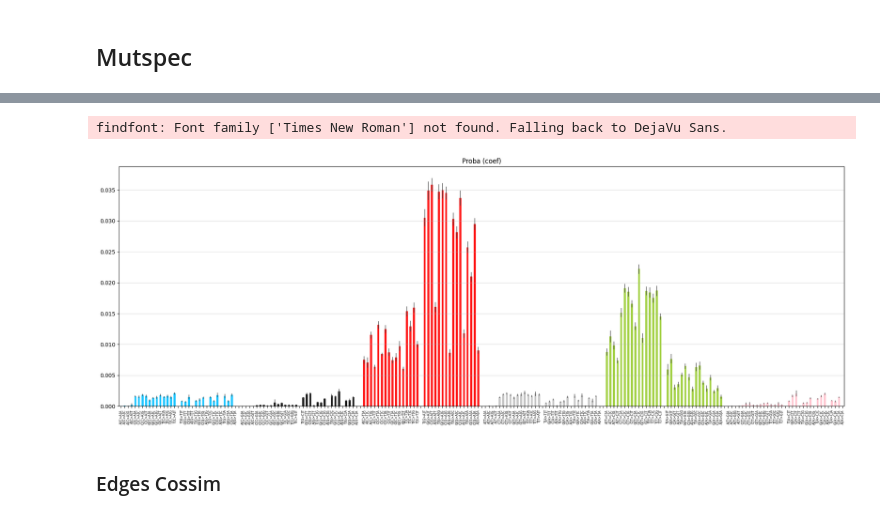
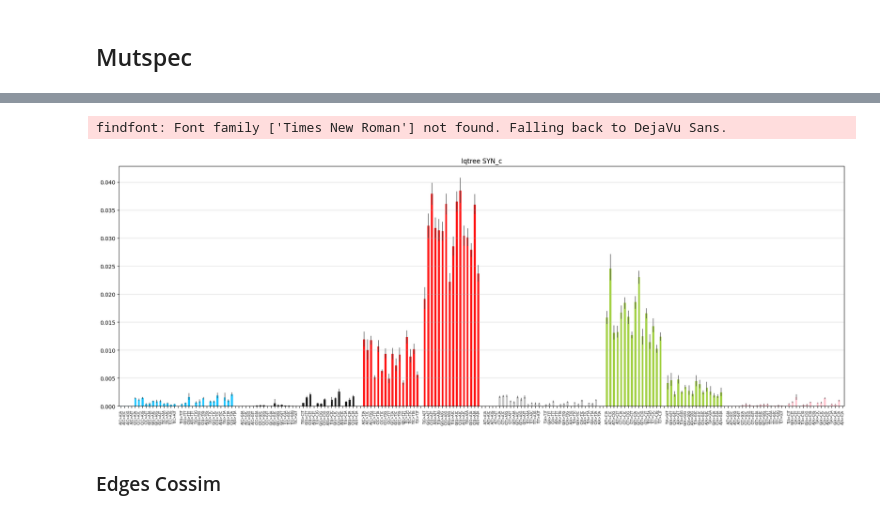
Before and after one commit to mitoclub/nemu-pipeline, a Jupyter notebook: notebooks/pastml_report_mammals_nd1.ipynb, the cells around one changed output, grey strips where cells are left out. Drawn from its saved outputs; the diff is of its cells as text; code cells hidden in the pictures.

```diff
--- a/notebooks/pastml_report_mammals_nd1.ipynb
+++ b/notebooks/pastml_report_mammals_nd1.ipynb
@@ -65,14 +65,14 @@ freqs_nd1.head()
 # %% [markdown]
 ### Load edges mutational spectra
 # %%
-mutspec_simple12 = pd.read_csv(os.path.join(PATH_TO_DATA, "simple/mutspec12.tsv"), sep='\t').assign(Aproach="simple")
-mutspec_iqtree12 = pd.read_csv(os.path.join(PATH_TO_DATA, "proba/mutspec12.tsv"), sep='\t').assign(Aproach="iqtree")
-mutspec_pastml12 = pd.read_csv(os.path.join(PATH_TO_DATA, "pastml/mutspec12.tsv"), sep='\t').assign(Aproach="pastml")
+mutspec_simple12 = pd.read_csv(os.path.join(PATH_TO_DATA, "simple_v2/mutspec12.tsv"), sep='\t').assign(Aproach="simple")
+mutspec_iqtree12 = pd.read_csv(os.path.join(PATH_TO_DATA, "proba_v2/mutspec12.tsv"), sep='\t').assign(Aproach="iqtree")
+mutspec_pastml12 = pd.read_csv(os.path.join(PATH_TO_DATA, "pastml_v2/mutspec12.tsv"), sep='\t').assign(Aproach="pastml")
 spectra12_nd1 = pd.concat([mutspec_simple12, mutspec_iqtree12, mutspec_pastml12], ignore_index=True)
 
-mutspec_simple192 = pd.read_csv(os.path.join(PATH_TO_DATA, "simple/mutspec192.tsv"), sep='\t').assign(Aproach="simple")
-mutspec_iqtree192 = pd.read_csv(os.path.join(PATH_TO_DATA, "proba/mutspec192.tsv"), sep='\t').assign(Aproach="iqtree")
-mutspec_pastml192 = pd.read_csv(os.path.join(PATH_TO_DATA, "pastml/mutspec192.tsv"), sep='\t').assign(Aproach="pastml")
+mutspec_simple192 = pd.read_csv(os.path.join(PATH_TO_DATA, "simple_v2/mutspec192.tsv"), sep='\t').assign(Aproach="simple")
+mutspec_iqtree192 = pd.read_csv(os.path.join(PATH_TO_DATA, "proba_v2/mutspec192.tsv"), sep='\t').assign(Aproach="iqtree")
+mutspec_pastml192 = pd.read_csv(os.path.join(PATH_TO_DATA, "pastml_v2/mutspec192.tsv"), sep='\t').assign(Aproach="pastml")
 spectra192_nd1 = pd.concat([mutspec_simple192, mutspec_iqtree192, mutspec_pastml192], ignore_index=True)
 # %% [markdown]
 ## Brief analysis of observed mutations
@@ -159,8 +175,8 @@ sns.displot(
 # %%
-plot_mutspec192(mutspec_iqtree192, title="Proba (coef)")
+plot_mutspec192(mutspec_iqtree192[mutspec_iqtree192.Label == "syn_c"], title="Iqtree SYN_c")
 # %% [output]
 findfont: Font family ['Times New Roman'] not found. Falling back to DejaVu Sans.
-[figure, old version]
+[figure, new version]
 # %% [markdown]
 ### Edges Cossim
 # %%
```
Also changed, not shown: parts of 15 cells of this notebook, 5 other files.
